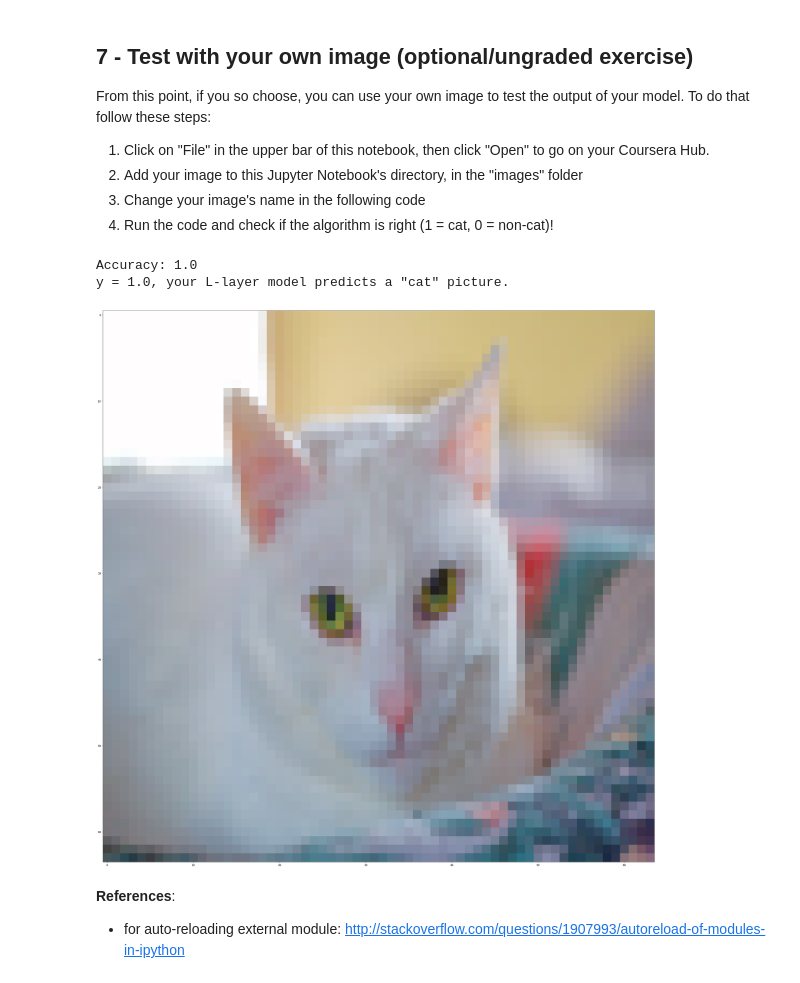
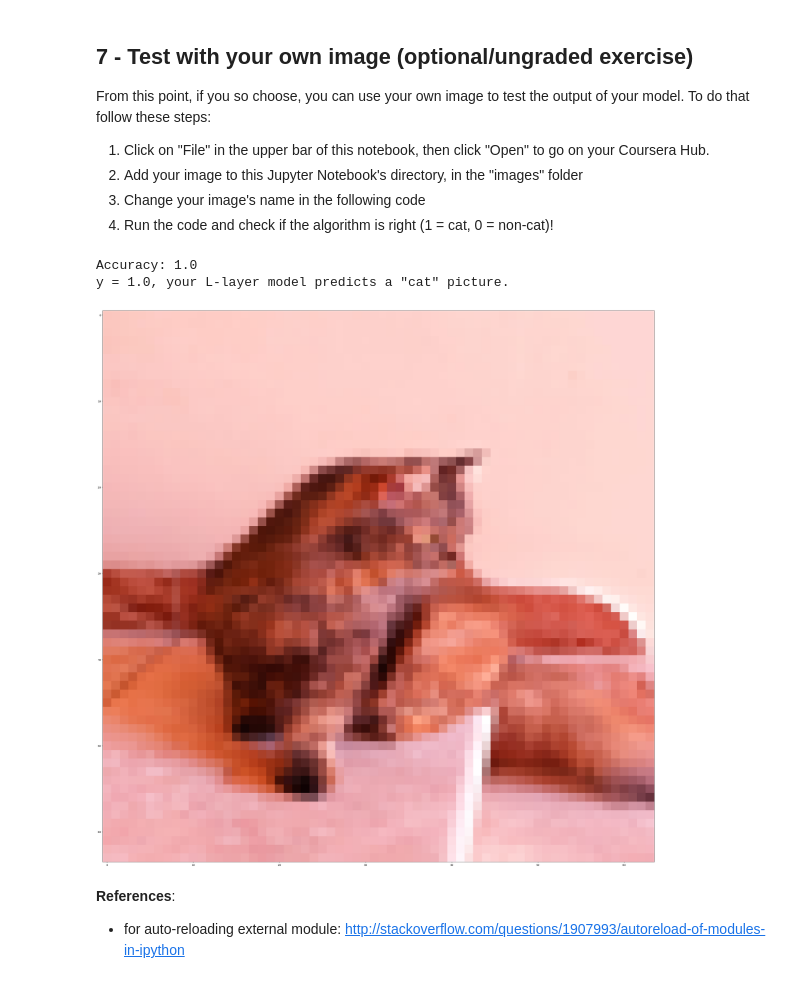
Before and after one commit to abdul-rahman-hassan/Deep_Learning_Specialization, a Jupyter notebook: C1/W4/Programming Assignment: Deep Neural Network - Application/Deep Neural Network - Application.ipynb, the cells around one changed output. Cells and saved outputs as stored; diff of their text form; code cells hidden in the pictures.

```diff
--- a/C1/W4/Programming Assignment: Deep Neural Network - Application/Deep Neural Network - Application.ipynb
+++ b/C1/W4/Programming Assignment: Deep Neural Network - Application/Deep Neural Network - Application.ipynb
@@ -257,7 +257,7 @@ def two_layer_model(X, Y, layers_dims, learning_rate = 0.0075, num_iterations =
     # parameters = ...
     # YOUR CODE STARTS HERE
 
-
+    parameters = initialize_parameters(n_x,n_h,n_y)
 
     # YOUR CODE ENDS HERE
 
@@ -277,8 +277,8 @@ def two_layer_model(X, Y, layers_dims, learning_rate = 0.0075, num_iterations =
         # A2, cache2 = ...
         # YOUR CODE STARTS HERE
 
-
-
+        A1, cache1 = linear_activation_forward(X,W1,b1,activation='relu')
+        A2, cache2 = linear_activation_forward(A1,W2,b2,activation='sigmoid')
         # YOUR CODE ENDS HERE
 
         # Compute cost
@@ -286,7 +286,7 @@ def two_layer_model(X, Y, layers_dims, learning_rate = 0.0075, num_iterations =
         # cost = ...
         # YOUR CODE STARTS HERE
 
-
+        cost = compute_cost(A2,Y)
 
         # YOUR CODE ENDS HERE
 
@@ -299,7 +299,8 @@ def two_layer_model(X, Y, layers_dims, learning_rate = 0.0075, num_iterations =
         # dA0, dW1, db1 = ...
         # YOUR CODE STARTS HERE
 
-
+        dA1, dW2, db2 = linear_activation_backward(dA2,cache2,activation='sigmoid')
+        dA0, dW1, db1 = linear_activation_backward(dA1,cache1,activation='relu')
 
         # YOUR CODE ENDS HERE
 
@@ -314,7 +315,7 @@ def two_layer_model(X, Y, layers_dims, learning_rate = 0.0075, num_iterations =
         # parameters = ...
         # YOUR CODE STARTS HERE
 
-
+        parameters = update_parameters(parameters,grads,learning_rate)
 
         # YOUR CODE ENDS HERE
 
@@ -497,7 +498,7 @@ def L_layer_model(X, Y, layers_dims, learning_rate = 0.0075, num_iterations = 30
     # parameters = ...
     # YOUR CODE STARTS HERE
 
-
+    parameters = initialize_parameters_deep(layers_dims)
 
     # YOUR CODE ENDS HERE
 
@@ -509,7 +510,7 @@ def L_layer_model(X, Y, layers_dims, learning_rate = 0.0075, num_iterations = 30
         # AL, caches = ...
         # YOUR CODE STARTS HERE
 
-
+        AL,caches = L_model_forward(X,parameters)
 
         # YOUR CODE ENDS HERE
 
@@ -518,7 +519,7 @@ def L_layer_model(X, Y, layers_dims, learning_rate = 0.0075, num_iterations = 30
         # cost = ...
         # YOUR CODE STARTS HERE
 
-
+        cost = compute_cost(AL,Y)
 
         # YOUR CODE ENDS HERE
 
@@ -527,7 +528,7 @@ def L_layer_model(X, Y, layers_dims, learning_rate = 0.0075, num_iterations = 30
         # grads = ...
         # YOUR CODE STARTS HERE
 
-
+        grads = L_model_backward(AL,Y,caches)
 
         # YOUR CODE ENDS HERE
 
@@ -536,7 +537,7 @@ def L_layer_model(X, Y, layers_dims, learning_rate = 0.0075, num_iterations = 30
         # parameters = ...
         # YOUR CODE STARTS HERE
 
-
+        parameters = update_parameters(parameters,grads,learning_rate)
 
         # YOUR CODE ENDS HERE
 
@@ -683,24 +684,24 @@ From this point, if you so choose, you can use your own image to test  the outpu
 4. Run the code and check if the algorithm is right (1 = cat, 0 = non-cat)!
 # %%
 ## START CODE HERE ##
-my_image =  # change this to the name of your image file
-my_label_y =  # the true class of your image (1 -> cat, 0 -> non-cat)
+my_image =  'our cat.jpg'# change this to the name of your image file
+my_label_y =  1 # the true class of your image (1 -> cat, 0 -> non-cat)
 ## END CODE HERE ##
 
 fname = "images/" + my_image
 image = np.array(Image.open(fname).resize((num_px, num_px)))
 plt.imshow(image)
 image = image / 255.
 image = image.reshape((1, num_px * num_px * 3)).T
 
 my_predicted_image = predict(image, my_label_y, parameters)
 
 
 print ("y = " + str(np.squeeze(my_predicted_image)) + ", your L-layer model predicts a \"" + classes[int(np.squeeze(my_predicted_image)),].decode("utf-8") +  "\" picture.")
 # %% [output]
 Accuracy: 1.0
 y = 1.0, your L-layer model predicts a "cat" picture.
-[figure, old version]
+[figure, new version]
 # %% [markdown]
 **References**:
 
```
Also changed, not shown: parts of 5 cells of this notebook, 1 other file.
